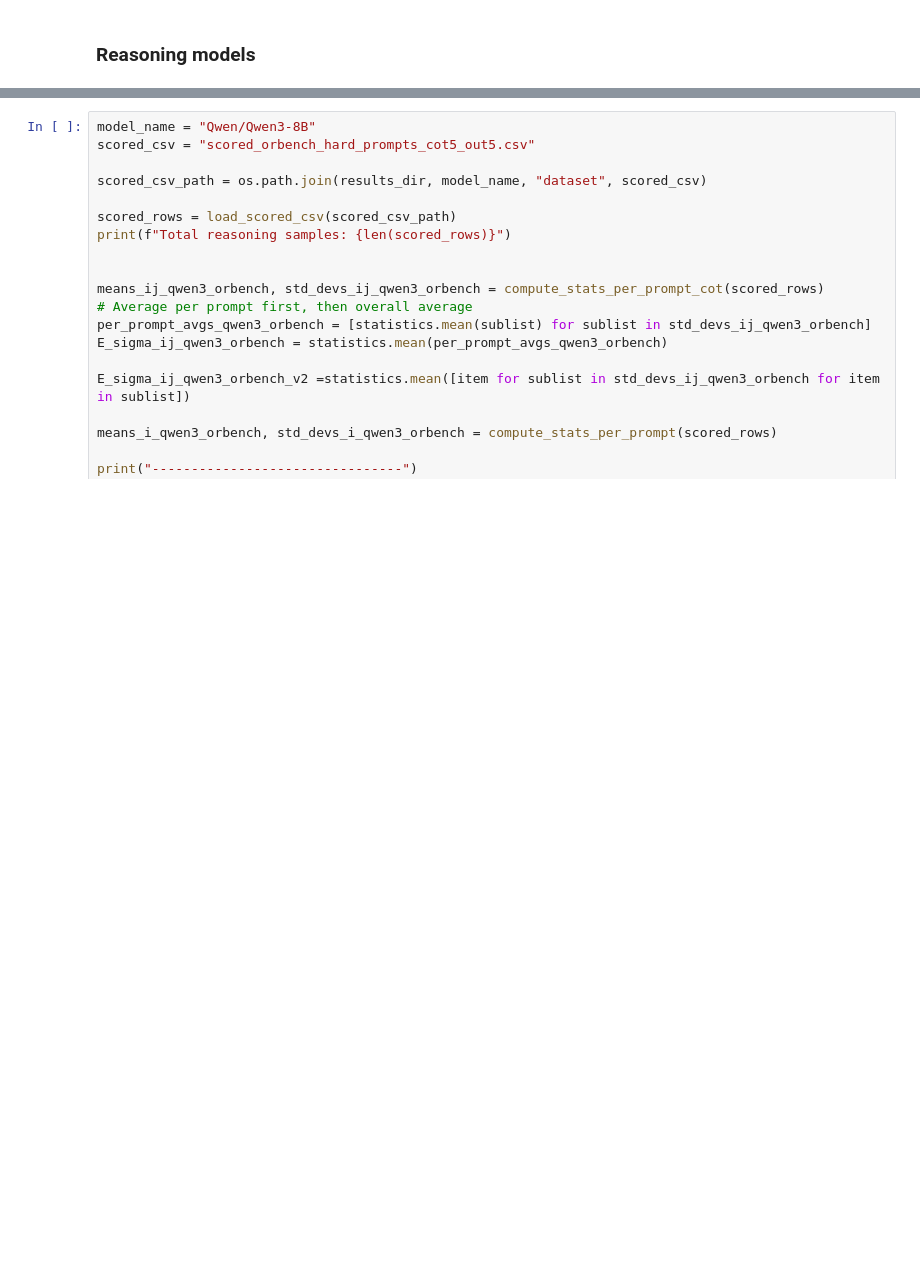
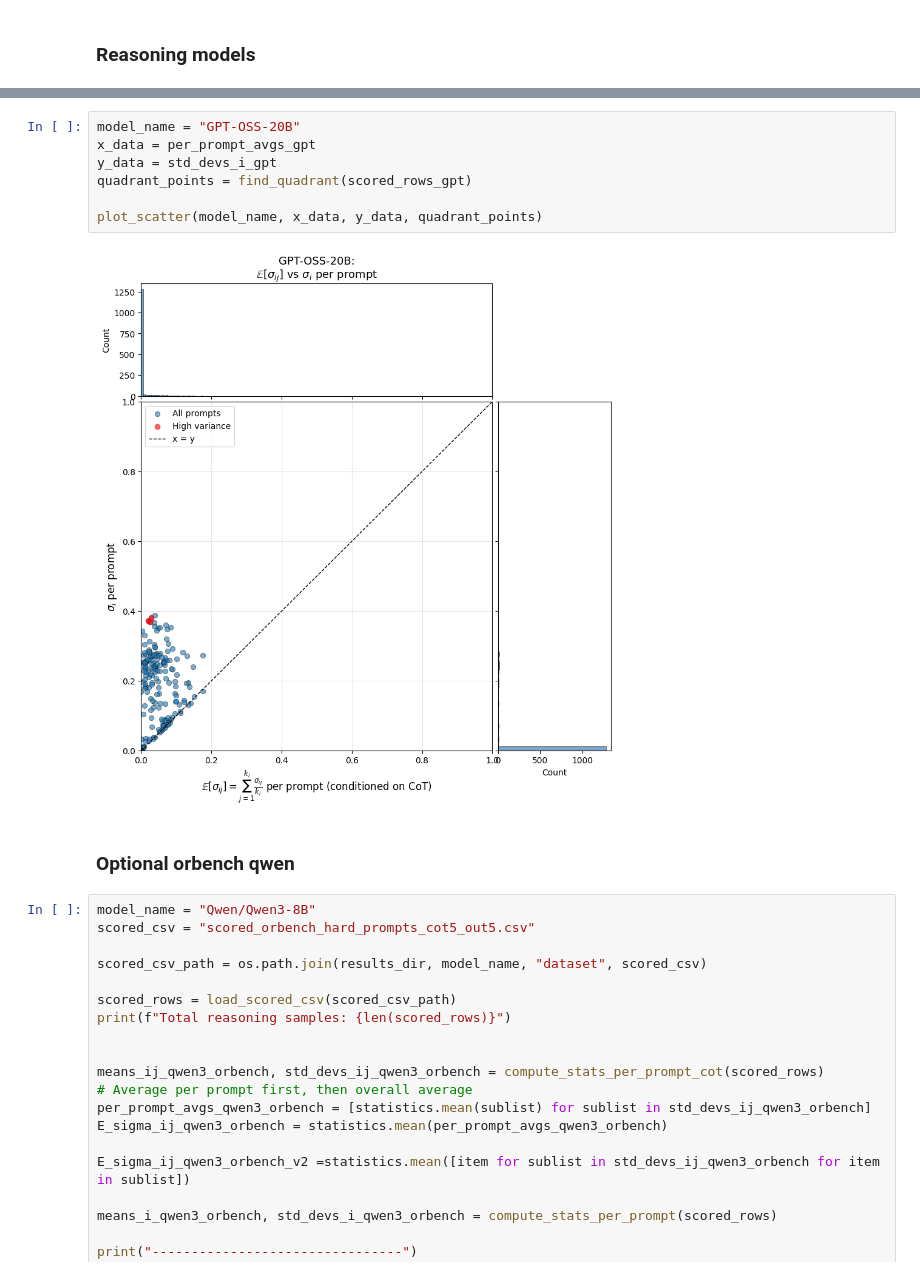
Before and after one commit to kureha-yamaguchi/reasoning-manipulation, a Jupyter notebook: utils/heuristic/compute_stats.ipynb, the cells around one changed output, grey strips where cells are left out. Saved outputs shown, nothing was run; the diff lists cells and outputs as text; blank space fills up the shorter version.

```diff
--- a/utils/heuristic/compute_stats.ipynb
+++ b/utils/heuristic/compute_stats.ipynb
@@ -588,3 +555,14 @@ print(len(per_prompt_avgs_qwen3))
+# %%
+model_name = "GPT-OSS-20B"
+x_data = per_prompt_avgs_gpt
+y_data = std_devs_i_gpt
+quadrant_points = find_quadrant(scored_rows_gpt)
+
+plot_scatter(model_name, x_data, y_data, quadrant_points)
+# %% [output]
+[figure, added]
+# %% [markdown]
+### Optional orbench qwen
 # %%
 model_name = "Qwen/Qwen3-8B"
 scored_csv = "scored_orbench_hard_prompts_cot5_out5.csv"
```
Also changed, not shown: parts of 16 cells of this notebook.
